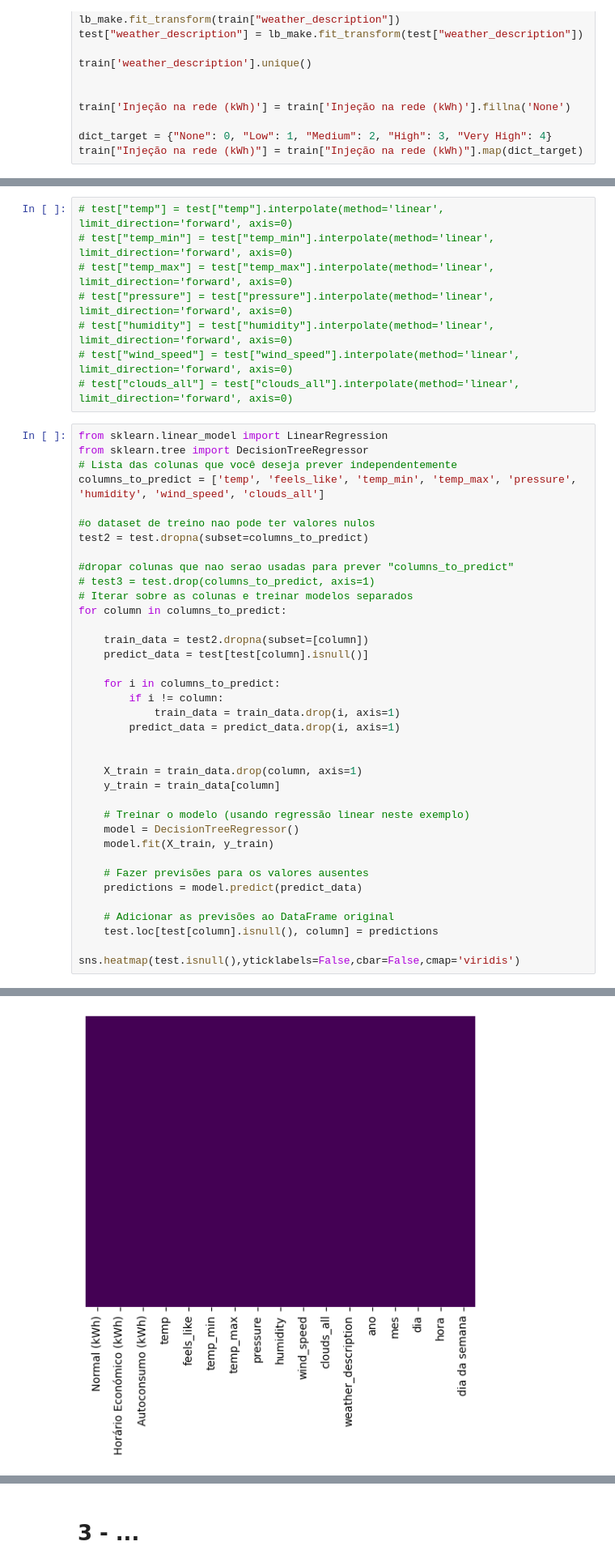
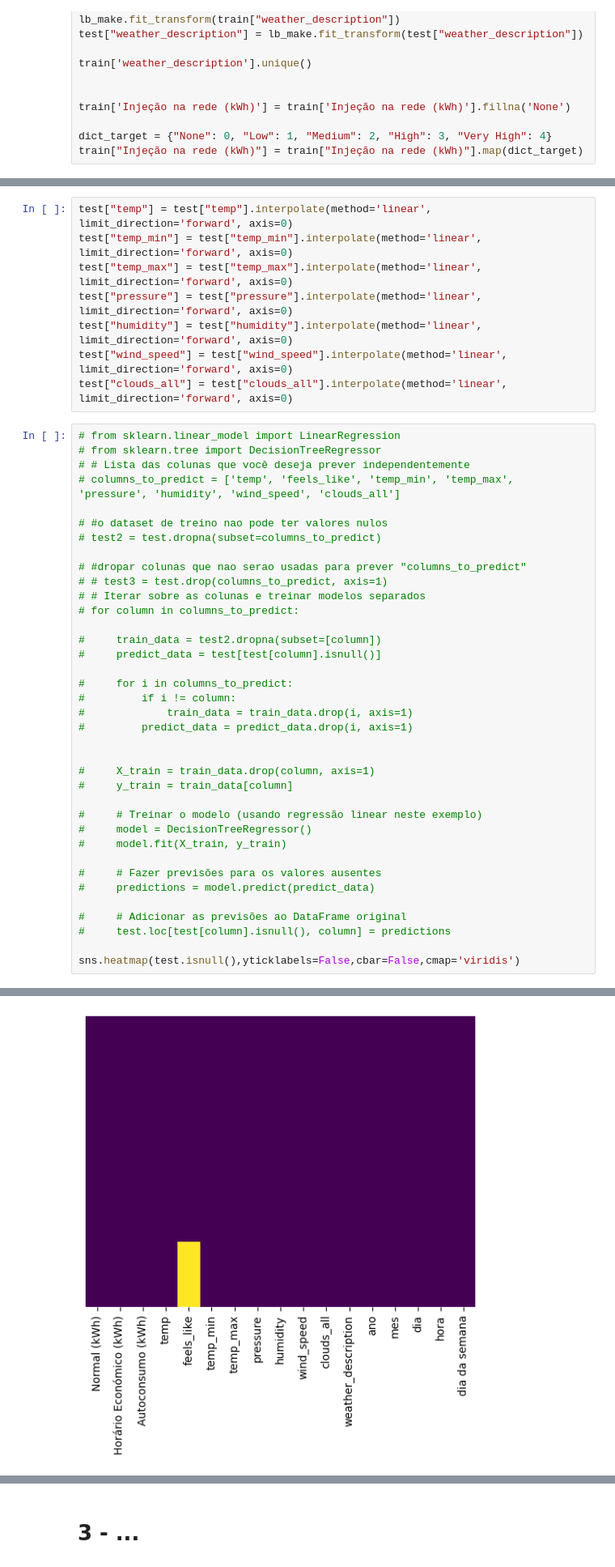
Before and after one commit to GoncaloSenra/DAA-Modelos-de-Machine-Learning, a Jupyter notebook: 3-.ipynb, the cells around one changed output, grey strips where cells are left out. Shown at 81% size. Cells and saved outputs as stored; diff of their text form.

```diff
--- a/3-.ipynb
+++ b/3-.ipynb
@@ -128,48 +128,48 @@ test.describe()
 | max | 3.381000 | 2.771000 | 1.161000 | 20.610000 | 19.790000 | 20.010000 | 22.010000 | ... |
 [figure]
 # %%
-# test["temp"] = test["temp"].interpolate(method='linear', limit_direction='forward', axis=0)
-# test["temp_min"] = test["temp_min"].interpolate(method='linear', limit_direction='forward', axis=0)
-# test["temp_max"] = test["temp_max"].interpolate(method='linear', limit_direction='forward', axis=0)
-# test["pressure"] = test["pressure"].interpolate(method='linear', limit_direction='forward', axis=0)
-# test["humidity"] = test["humidity"].interpolate(method='linear', limit_direction='forward', axis=0)
-# test["wind_speed"] = test["wind_speed"].interpolate(method='linear', limit_direction='forward', axis=0)
-# test["clouds_all"] = test["clouds_all"].interpolate(method='linear', limit_direction='forward', axis=0)
+test["temp"] = test["temp"].interpolate(method='linear', limit_direction='forward', axis=0)
+test["temp_min"] = test["temp_min"].interpolate(method='linear', limit_direction='forward', axis=0)
+test["temp_max"] = test["temp_max"].interpolate(method='linear', limit_direction='forward', axis=0)
+test["pressure"] = test["pressure"].interpolate(method='linear', limit_direction='forward', axis=0)
+test["humidity"] = test["humidity"].interpolate(method='linear', limit_direction='forward', axis=0)
+test["wind_speed"] = test["wind_speed"].interpolate(method='linear', limit_direction='forward', axis=0)
+test["clouds_all"] = test["clouds_all"].interpolate(method='linear', limit_direction='forward', axis=0)
 # %%
-from sklearn.linear_model import LinearRegression
-from sklearn.tree import DecisionTreeRegressor
-# Lista das colunas que você deseja prever independentemente
-columns_to_predict = ['temp', 'feels_like', 'temp_min', 'temp_max', 'pressure', 'humidity', 'wind_speed', 'clouds_all']
+# from sklearn.linear_model import LinearRegression
+# from sklearn.tree import DecisionTreeRegressor
+# # Lista das colunas que você deseja prever independentemente
+# columns_to_predict = ['temp', 'feels_like', 'temp_min', 'temp_max', 'pressure', 'humidity', 'wind_speed', 'clouds_all']
 
-#o dataset de treino nao pode ter valores nulos
-test2 = test.dropna(subset=columns_to_predict)
+# #o dataset de treino nao pode ter valores nulos
+# test2 = test.dropna(subset=columns_to_predict)
 
-#dropar colunas que nao serao usadas para prever "columns_to_predict"
-# test3 = test.drop(columns_to_predict, axis=1)
-# Iterar sobre as colunas e treinar modelos separados
-for column in columns_to_predict:
+# #dropar colunas que nao serao usadas para prever "columns_to_predict"
+# # test3 = test.drop(columns_to_predict, axis=1)
+# # Iterar sobre as colunas e treinar modelos separados
+# for column in columns_to_predict:
 
-    train_data = test2.dropna(subset=[column])
-    predict_data = test[test[column].isnull()]
+#     train_data = test2.dropna(subset=[column])
+#     predict_data = test[test[column].isnull()]
 
-    for i in columns_to_predict:
-        if i != column:
-            train_data = train_data.drop(i, axis=1)
-        predict_data = predict_data.drop(i, axis=1)
+#     for i in columns_to_predict:
+#         if i != column:
+#             train_data = train_data.drop(i, axis=1)
+#         predict_data = predict_data.drop(i, axis=1)
 
 
-    X_train = train_data.drop(column, axis=1)
-    y_train = train_data[column]
+#     X_train = train_data.drop(column, axis=1)
+#     y_train = train_data[column]
 
-    # Treinar o modelo (usando regressão linear neste exemplo)
-    model = DecisionTreeRegressor()
-    model.fit(X_train, y_train)
+#     # Treinar o modelo (usando regressão linear neste exemplo)
+#     model = DecisionTreeRegressor()
+#     model.fit(X_train, y_train)
 
-    # Fazer previsões para os valores ausentes
-    predictions = model.predict(predict_data)
+#     # Fazer previsões para os valores ausentes
+#     predictions = model.predict(predict_data)
 
-    # Adicionar as previsões ao DataFrame original
-    test.loc[test[column].isnull(), column] = predictions
+#     # Adicionar as previsões ao DataFrame original
+#     test.loc[test[column].isnull(), column] = predictions
 
 sns.heatmap(test.isnull(),yticklabels=False,cbar=False,cmap='viridis')
 # %% [output]
@@ -177,4 +177,4 @@ sns.heatmap(test.isnull(),yticklabels=False,cbar=False,cmap='viridis')
-[figure, old version]
+[figure, new version]
 # %%
 test.describe()
 # %% [output]
```
Also changed, not shown: parts of 34 cells of this notebook, 2 other files.
